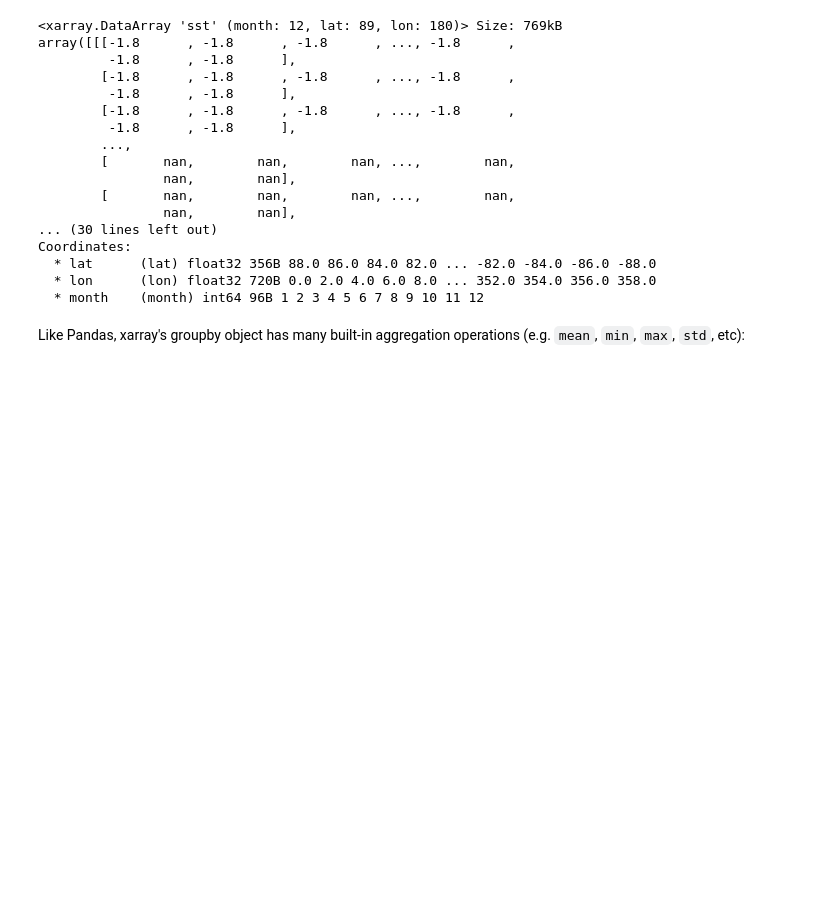
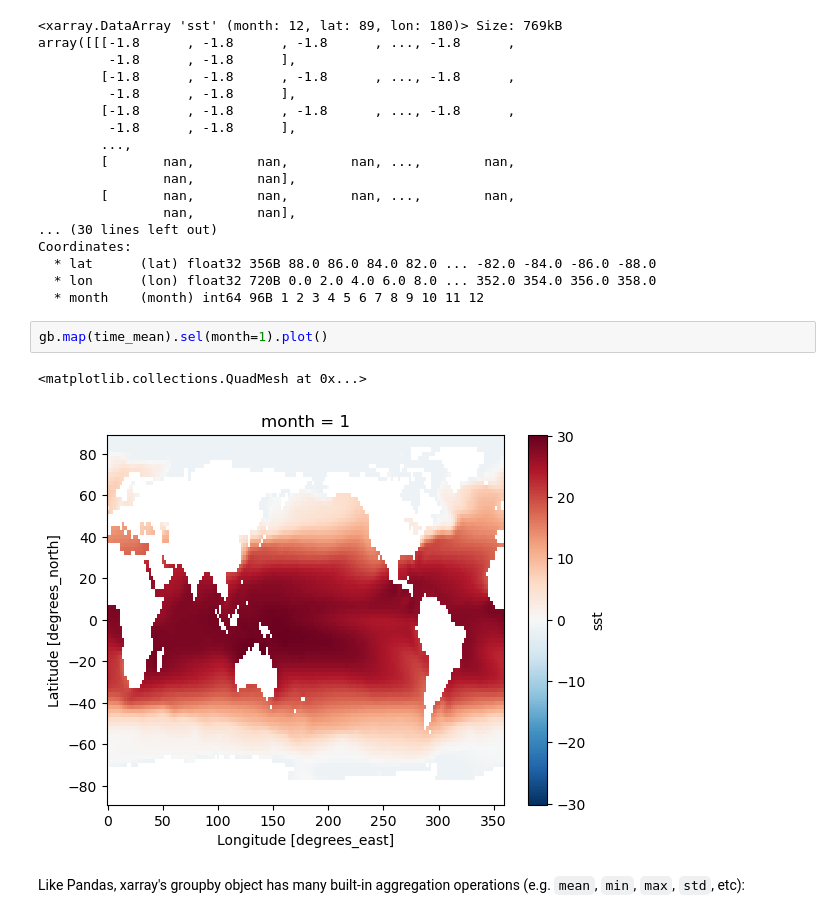
Before and after one commit to earth-DS-ML/summer_2025, a Jupyter notebook: _sources/lectures_DS/xarray/xarray_advanced.ipynb, the cells around one changed output. Cells and saved outputs as stored; diff of their text form; blank space fills up the shorter version.

```diff
--- a/_sources/lectures_DS/xarray/xarray_advanced.ipynb
+++ b/_sources/lectures_DS/xarray/xarray_advanced.ipynb
@@ -343,6 +388,11 @@ Coordinates:
   * lat      (lat) float32 356B 88.0 86.0 84.0 82.0 ... -82.0 -84.0 -86.0 -88.0
   * lon      (lon) float32 720B 0.0 2.0 4.0 6.0 8.0 ... 352.0 354.0 356.0 358.0
   * month    (month) int64 96B 1 2 3 4 5 6 7 8 9 10 11 12
+# %%
+gb.map(time_mean).sel(month=1).plot()
+# %% [output]
+<matplotlib.collections.QuadMesh at 0x...>
+[figure, added]
 # %% [markdown]
 Like Pandas, xarray's groupby object has many built-in aggregation operations (e.g. `mean`, `min`, `max`, `std`, etc):
 # %%
```
Also changed, not shown: parts of 23 cells of this notebook, 55 other files.
